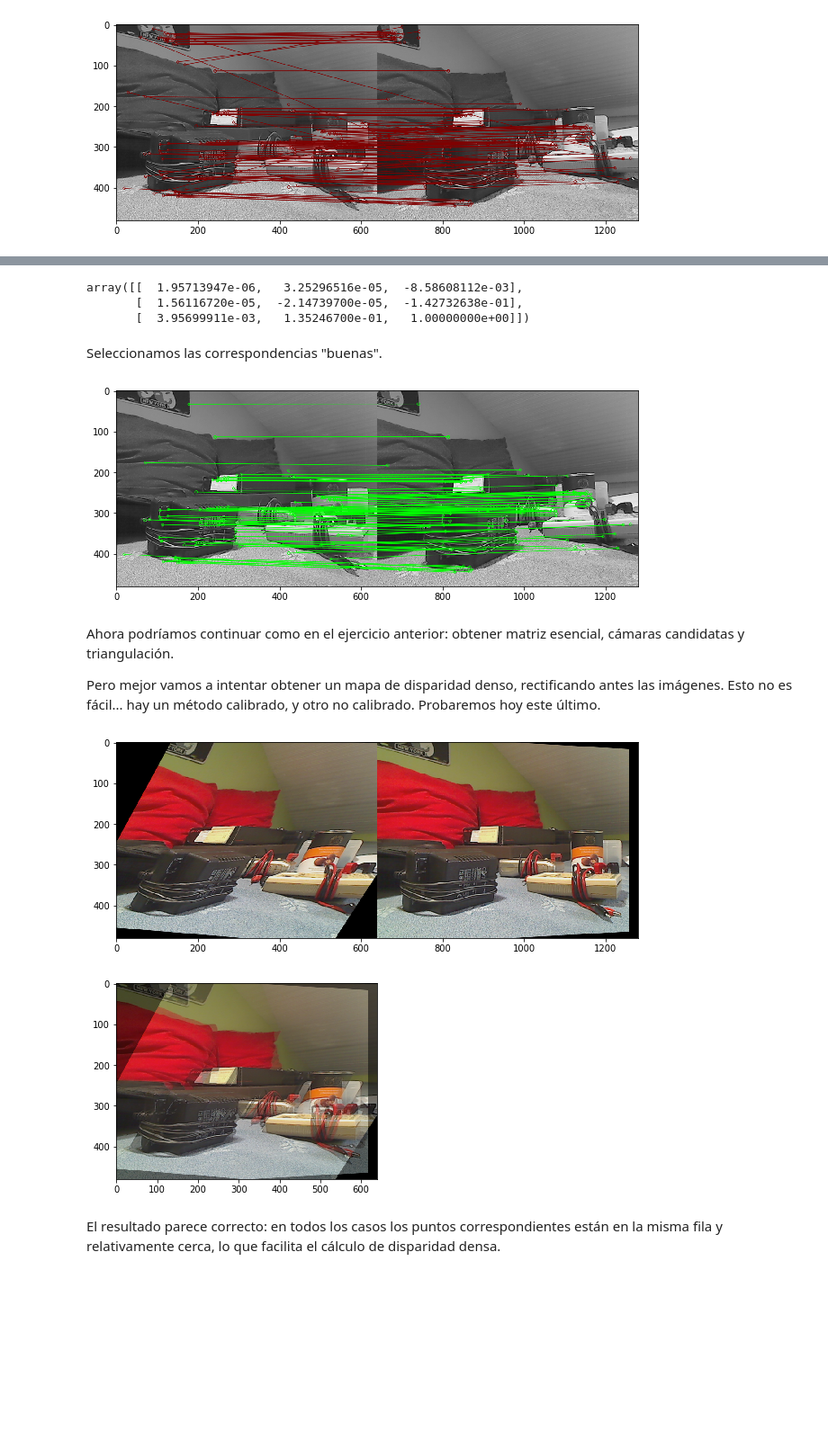
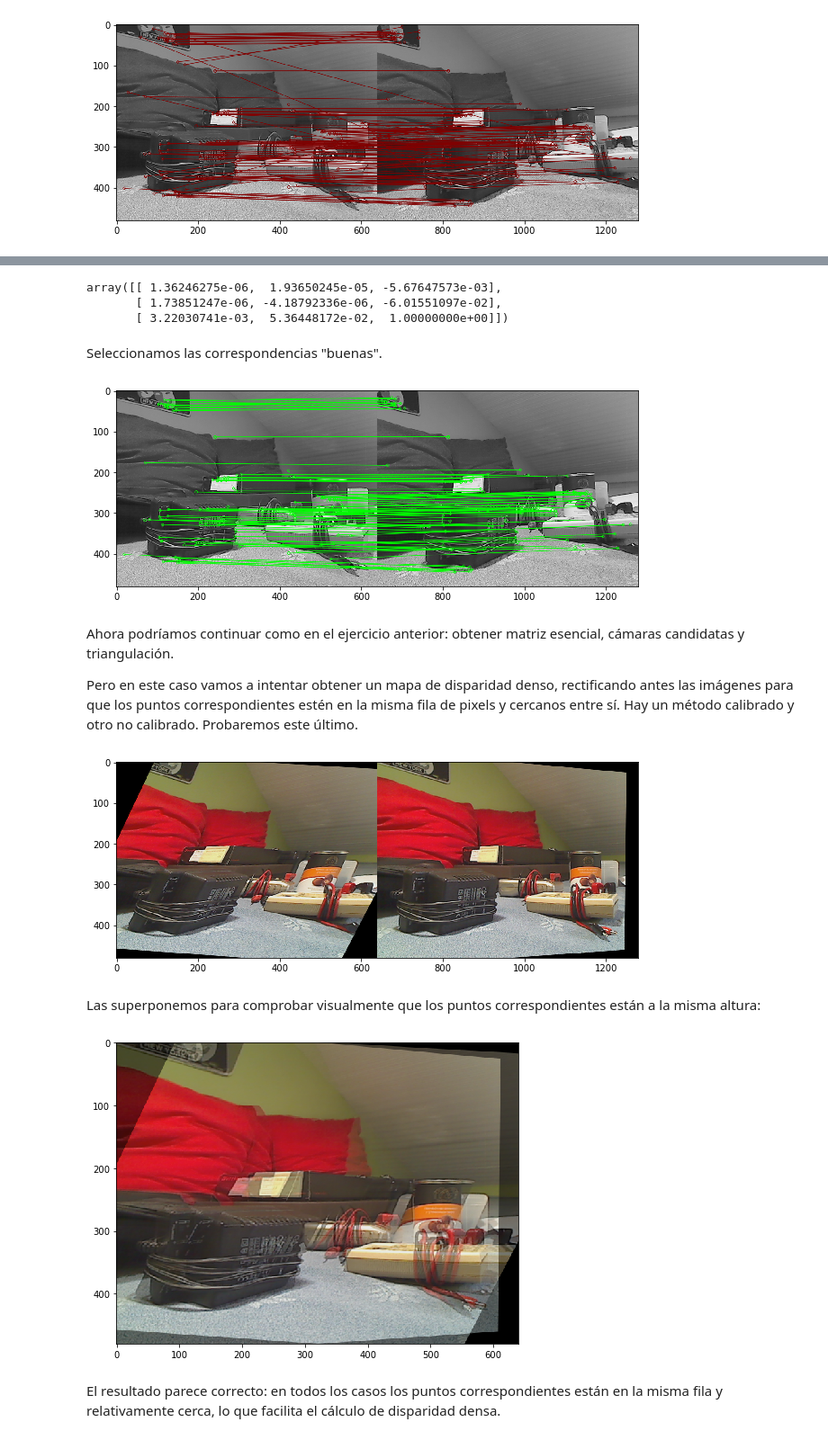
Before and after one commit to albertoruiz/umucv, a Jupyter notebook: notebooks/stereo.ipynb, the cells around one changed output, grey strips where cells are left out. Shown at 90% size. Saved outputs shown, nothing was run; the diff lists cells and outputs as text; code cells hidden in the pictures; blank space fills up the shorter version.

```diff
--- a/notebooks/stereo.ipynb
+++ b/notebooks/stereo.ipynb
@@ -179,7 +186,6 @@ import cv2               as cv
 import numpy.linalg      as la
 import matplotlib.pyplot as plt
 
-from matplotlib.pyplot   import imshow, subplot, title, plot
 from ipywidgets          import interactive
 
 from umucv.htrans import homog, inhomog, kgen, jc, col
@@ -198,4 +204,4 @@ def readgray(file):
     return cv.imread('../images/'+file, 0)
 
 def imshowg(x):
-    imshow(x, 'gray')
+    plt.imshow(x, 'gray')
@@ -539,9 +555,11 @@ len(matches)
 
 # Apply ratio test
 good = []
-for m,n in matches:
-    if m.distance < 0.75*n.distance:
-        good.append(m)
+for mt in matches:
+    if len(mt) == 2:
+        best, second = mt
+        if best.distance < 0.75*second.distance:
+            good.append(best)
 
 print(len(good))
 # %% [output]
@@ -568,9 +586,9 @@ F, mask = cv.findFundamentalMat(p1r,p2r,cv.FM_LMEDS)
 
 F
 # %% [output]
-array([[  1.95713947e-06,   3.25296516e-05,  -8.58608112e-03],
-       [  1.56116720e-05,  -2.14739700e-05,  -1.42732638e-01],
-       [  3.95699911e-03,   1.35246700e-01,   1.00000000e+00]])
+array([[ 1.36246275e-06,  1.93650245e-05, -5.67647573e-03],
+       [ 1.73851247e-06, -4.18792336e-06, -6.01551097e-02],
+       [ 3.22030741e-03,  5.36448172e-02,  1.00000000e+00]])
 # %% [markdown]
 Seleccionamos las correspondencias "buenas".
 # %%
@@ -586,11 +604,11 @@ fig(12,4)
 img4 = cv.drawMatches(x2,k2,x1,k1,ok,flags=2,outImg=None,matchColor=(0,255,0))
 plt.imshow(img4);
 # %% [output]
-[figure, old version]
+[figure, new version]
 # %% [markdown]
 Ahora podríamos continuar como en el ejercicio anterior: obtener matriz esencial, cámaras candidatas y triangulación.
 
-Pero mejor vamos a intentar obtener un mapa de disparidad denso, rectificando antes las imágenes. Esto no es fácil... hay un método calibrado, y otro no calibrado. Probaremos hoy este último.
+Pero en este caso vamos a intentar obtener un mapa de disparidad denso, rectificando antes las imágenes para que los puntos correspondientes estén en la misma fila de pixels y cercanos entre sí. Hay un método calibrado y otro no calibrado. Probaremos este último.
 # %%
 _,H1,H2 = cv.stereoRectifyUncalibrated(p1,p2,F,(640,480))
 # %%
@@ -600,12 +618,15 @@ x2r = cv.warpPerspective(rgb2,H2,(640,480))
 fig(12,4)
 imshowg(np.hstack([x1r,x2r]))
 # %% [output]
-[figure, old version]
+[figure, new version]
+# %% [markdown]
+Las superponemos para comprobar visualmente que los puntos correspondientes están a la misma altura:
 # %%
+fig(8,8)
 xm=(x1r//2+x2r//2)
 imshowg(xm)
 # %% [output]
-[figure, old version]
+[figure, new version]
 # %% [markdown]
 El resultado parece correcto: en todos los casos los puntos correspondientes están en la misma fila y relativamente cerca, lo que facilita el cálculo de disparidad densa.
 # %% [markdown]
```
Also changed, not shown: parts of 36 cells of this notebook, 4 other files.
